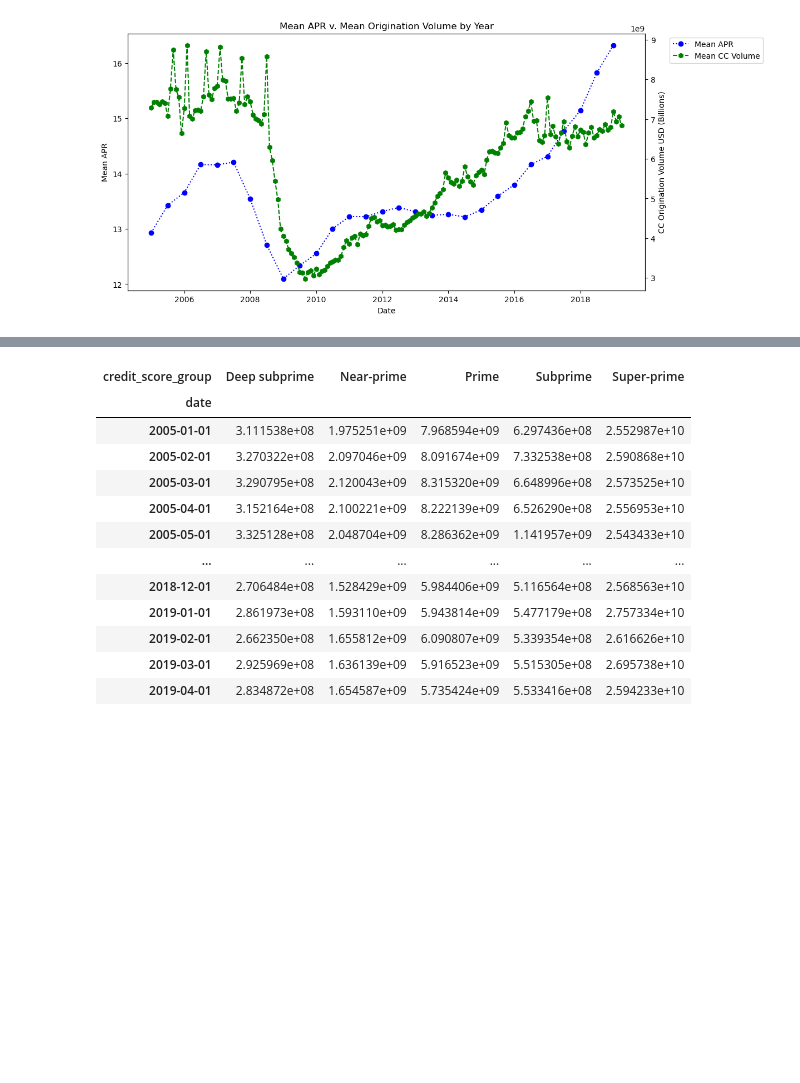
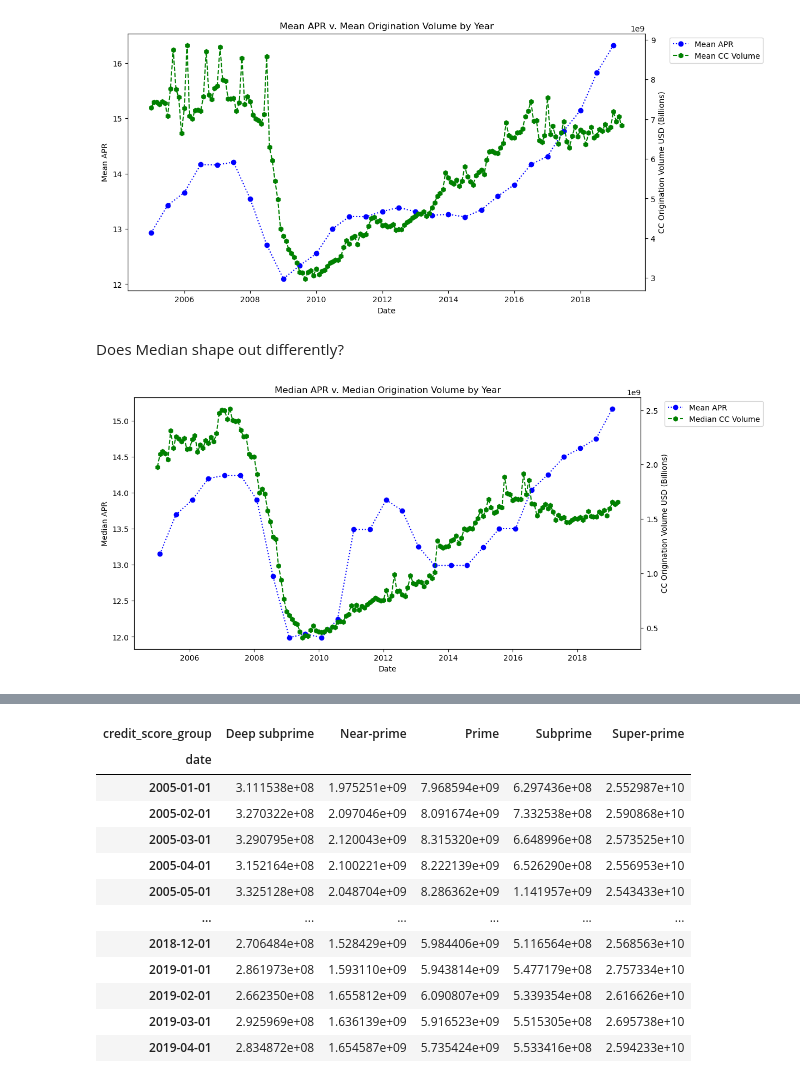
Before and after one commit to DanielGroneberg/TOP_project, a Jupyter notebook: code/CFPB_Data.ipynb, the cells around one changed output, grey strips where cells are left out. Saved outputs shown, nothing was run; the diff lists cells and outputs as text; code cells hidden in the pictures; blank space fills up the shorter version.

```diff
--- a/code/CFPB_Data.ipynb
+++ b/code/CFPB_Data.ipynb
@@ -1096,5 +1120,3 @@ tccp_lending_range.head()
 | 816 | 2019-01-31 | VIRGINIA CREDIT UNION, INC. | Mastercard | National | National | 16.49 | V | ... |
 | 817 | 2019-01-31 | USAA SAVINGS BANK | Visa | National | National | 18.40 | V | ... |
 | 818 | 2019-01-31 | U.S. Bank | Visa Platinum | National | National | 19.99 | V | ... |
-# %%
-tccp_lending_range['Agreement_Date'] = tccp_lending_range['Agreement_Date'].dt.strftime('%Y-%m')
@@ -1113,2 +1122,0 @@ tccp_lending_range.head(1)
-# %%
-lending_df['date'] = lending_df['date'].dt.strftime('%Y-%m')
@@ -1133 +1148,3 @@ tccp_lending_range.head()
+# %%
+tccp_lending_range['Agreement_Date'] = pd.to_datetime(tccp_lending_range['Agreement_Date'])
 # %%
@@ -1213,3 +1212,29 @@ ax1.legend(lines, labels, loc='upper left', bbox_to_anchor=(1.04, 1))
 plt.title("Mean APR v. Mean Origination Volume by Year");
 # %% [output]
 [figure]
+# %% [markdown]
+Does Median shape out differently?
+# %%
+# set var for groupby statement capturing apr mean by date as we prepped above
+md_apr_agreement = tccp_lending_range.groupby("Agreement_Date")['APR'].median()
+# set var for groupby statement capturing adjusted volume of cc originations by date
+md_vol_lending = lending_df.groupby('date')['vol'].median()
+# %%
+fig, ax1 = plt.subplots(figsize=(12,6))
+ax1.plot(md_apr_agreement, label="Mean APR", color='b', marker="o", linestyle=":")
+ax1.set_xlabel("Date")
+ax1.set_ylabel("Median APR")
+
+ax2 = ax1.twinx()
+ax2.plot(md_vol_lending, label="Median CC Volume", color='g', marker="h", linestyle="--")
+ax2.set_ylabel("CC Origination Volume USD (Billions)")
+
+# Add legends
+lines1, labels1 = ax1.get_legend_handles_labels()
+lines2, labels2 = ax2.get_legend_handles_labels()
+lines = lines1 + lines2
+labels = labels1 + labels2
+ax1.legend(lines, labels, loc='upper left', bbox_to_anchor=(1.04, 1))
+plt.title("Median APR v. Median Origination Volume by Year");
+# %% [output]
+[figure, added]
```
Also changed, not shown: parts of 99 cells of this notebook.
